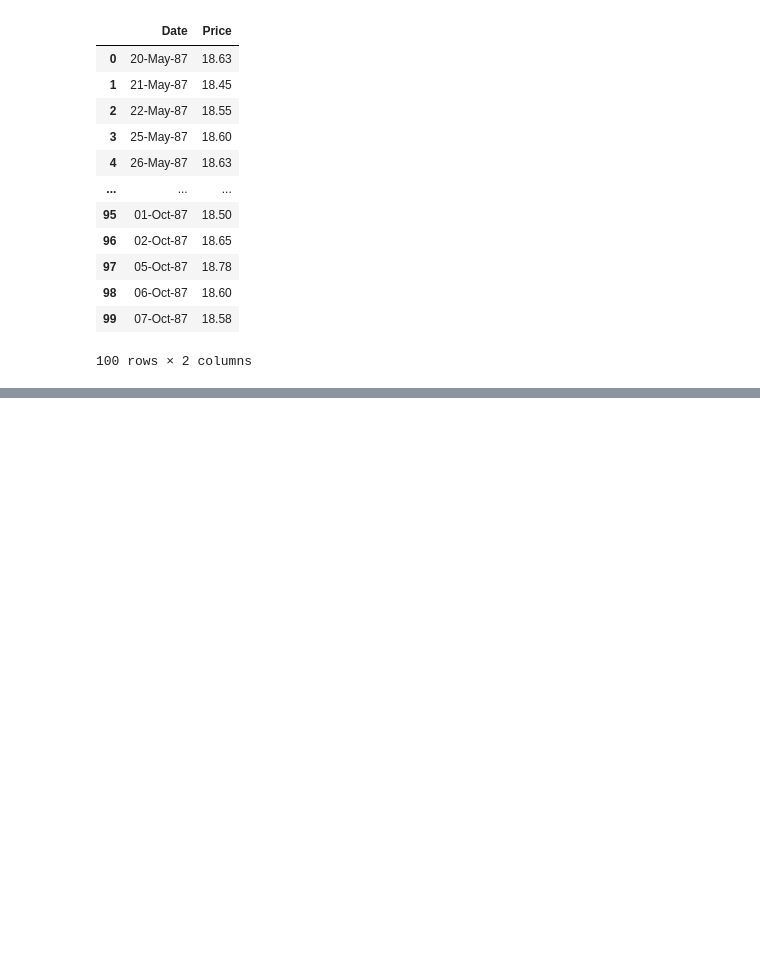
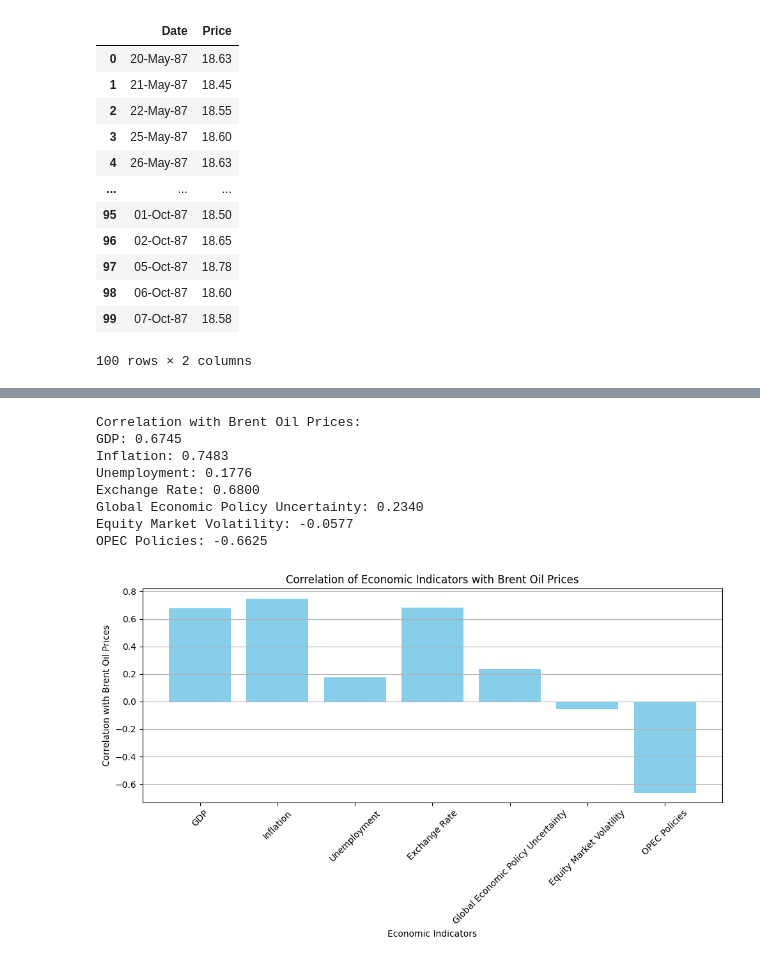
Before and after one commit to Yaadee/Oil_data_analysis, a Jupyter notebook: Notebook/EDA.ipynb, the cells around one changed output, grey strips where cells are left out. Drawn from its saved outputs; the diff is of its cells as text; code cells hidden in the pictures; blank space fills up the shorter version.

Commit message:
policy and other impacts on oil price

```diff
--- a/Notebook/EDA.ipynb
+++ b/Notebook/EDA.ipynb
@@ -130,0 +20,66 @@ plt.show()
+# %%
+import pandas as pd
+import matplotlib.pyplot as plt
+import seaborn as sns
+
+# Load raw data for each economic indicator
+brent_oil_prices = pd.read_csv('../Inputs/data/raw_data/BrentOilPrices.csv', parse_dates=['Date'])
+brent_oil_prices.set_index('Date', inplace=True)
+
+gdp = pd.read_csv('../Inputs/data/raw_data/gdp.csv', parse_dates=['DATE'])
+gdp.set_index('DATE', inplace=True)
+
+inflation = pd.read_csv('../Inputs/data/raw_data/inflation.csv', parse_dates=['DATE'])
+inflation.set_index('DATE', inplace=True)
+
+unemployment = pd.read_csv('../Inputs/data/raw_data/unemployment.csv', parse_dates=['DATE'])
+unemployment.set_index('DATE', inplace=True)
+
+exchange_rate = pd.read_csv('../Inputs/data/raw_data/exchange_rate.csv', parse_dates=['DATE'])
+exchange_rate.set_index('DATE', inplace=True)
+
+gepu_data = pd.read_csv('../Inputs/data/raw_data/global_economic_policy_uncertainty.csv', parse_dates=['DATE'])
+gepu_data.set_index('DATE', inplace=True)
+
+emv_data = pd.read_csv('../Inputs/data/raw_data/equity_market_volatility.csv', parse_dates=['DATE'])
+emv_data.set_index('DATE', inplace=True)
+
+opec_data = pd.read_csv('../Inputs/data/raw_data/opec_policies.csv', parse_dates=['DATE'])
+opec_data.set_index('DATE', inplace=True)
+
+# Calculate correlations with Brent Oil Prices
+correlations = {
+    'GDP': brent_oil_prices['Price'].corr(gdp['GDP']),
+    'Inflation': brent_oil_prices['Price'].corr(inflation['CPIAUCSL']),
+    'Unemployment': brent_oil_prices['Price'].corr(unemployment['UNRATE']),
+    'Exchange Rate': brent_oil_prices['Price'].corr(exchange_rate['DEXUSEU']),
+    'Global Economic Policy Uncertainty': brent_oil_prices['Price'].corr(gepu_data['GEPUCURRENT']),
+    'Equity Market Volatility': brent_oil_prices['Price'].corr(emv_data['EMVELECTGOVRN']),
+    'OPEC Policies': brent_oil_prices['Price'].corr(opec_data['COOTHERZ315'])
+}
+
+# Print individual correlations
+print("Correlation with Brent Oil Prices:")
+for indicator, correlation in correlations.items():
+    print(f"{indicator}: {correlation:.4f}")
+
+# Plot each correlation individually
+plt.figure(figsize=(10, 6))
+plt.bar(correlations.keys(), correlations.values(), color='skyblue')
+plt.xlabel('Economic Indicators')
+plt.ylabel('Correlation with Brent Oil Prices')
+plt.title('Correlation of Economic Indicators with Brent Oil Prices')
+plt.xticks(rotation=45)
+plt.grid(axis='y')
+plt.tight_layout()
+plt.show()
+# %% [output]
+Correlation with Brent Oil Prices:
+GDP: 0.6745
+Inflation: 0.7483
+Unemployment: 0.1776
+Exchange Rate: 0.6800
+Global Economic Policy Uncertainty: 0.2340
+Equity Market Volatility: -0.0577
+OPEC Policies: -0.6625
+[figure, added]
```
Also changed, not shown: parts of 5 cells of this notebook, 5 other files.
